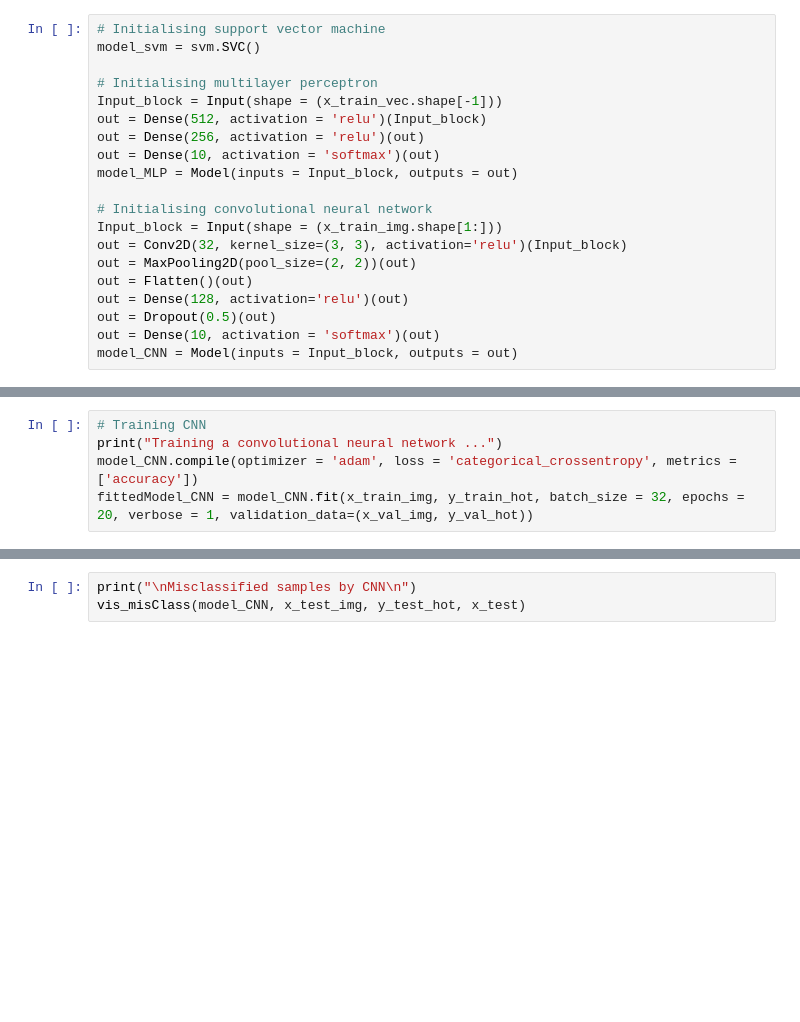
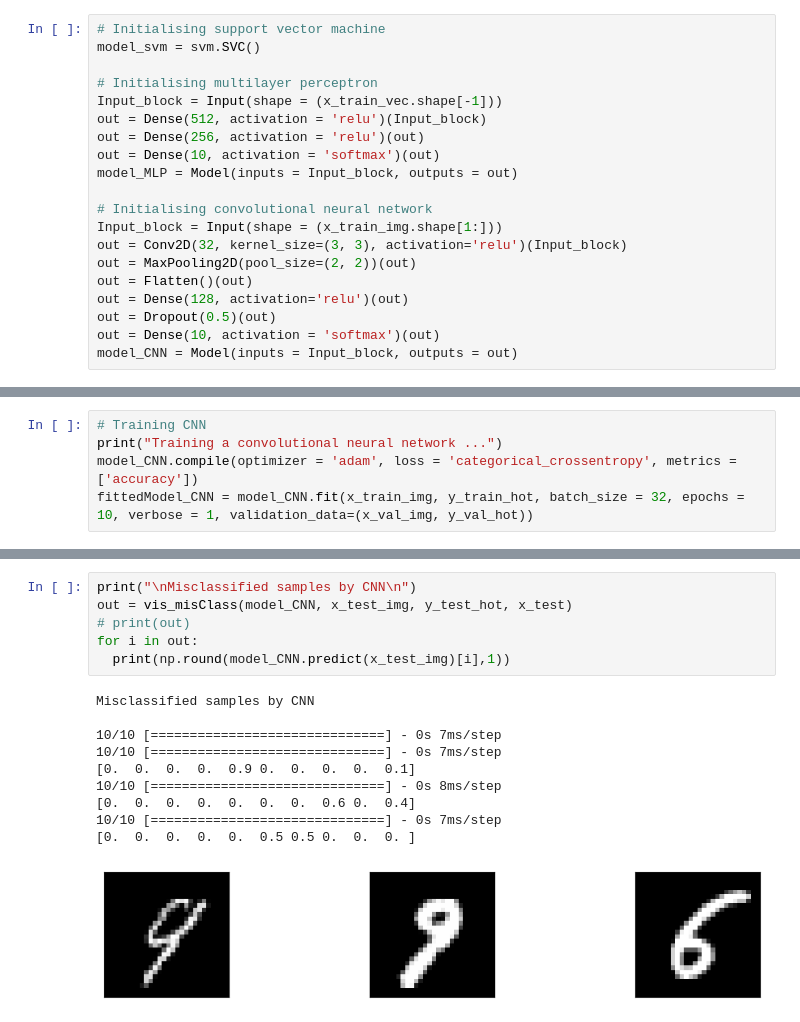
Before and after one commit to AbbasSalami/ML_Tutorial, a Jupyter notebook: ML_Tutorial.ipynb, the cells around one changed output, grey strips where cells are left out. Saved outputs shown, nothing was run; the diff lists cells and outputs as text; blank space fills up the shorter version.

```diff
--- a/ML_Tutorial.ipynb
+++ b/ML_Tutorial.ipynb
@@ -196,4 +245,4 @@ fittedModel_MLP = model_MLP.fit(x_train_vec, y_train_hot, batch_size = 32, epoch
 # Training CNN
 print("Training a convolutional neural network ...")
 model_CNN.compile(optimizer = 'adam', loss = 'categorical_crossentropy', metrics = ['accuracy'])
-fittedModel_CNN = model_CNN.fit(x_train_img, y_train_hot, batch_size = 32, epochs = 20, verbose = 1, validation_data=(x_val_img, y_val_hot))
+fittedModel_CNN = model_CNN.fit(x_train_img, y_train_hot, batch_size = 32, epochs = 10, verbose = 1, validation_data=(x_val_img, y_val_hot))
@@ -218,3 +312,17 @@ vis_misClass(model_MLP, x_test_vec, y_test_hot, x_test)
 # %%
 print("\nMisclassified samples by CNN\n")
-vis_misClass(model_CNN, x_test_img, y_test_hot, x_test)
+out = vis_misClass(model_CNN, x_test_img, y_test_hot, x_test)
+# print(out)
+for i in out:
+  print(np.round(model_CNN.predict(x_test_img)[i],1))
+# %% [output]
+Misclassified samples by CNN
+
+10/10 [==============================] - 0s 7ms/step
+10/10 [==============================] - 0s 7ms/step
+[0.  0.  0.  0.  0.9 0.  0.  0.  0.  0.1]
+10/10 [==============================] - 0s 8ms/step
+[0.  0.  0.  0.  0.  0.  0.  0.6 0.  0.4]
+10/10 [==============================] - 0s 7ms/step
+[0.  0.  0.  0.  0.  0.5 0.5 0.  0.  0. ]
+[figure, added]
```
Also changed, not shown: parts of 12 cells of this notebook.
